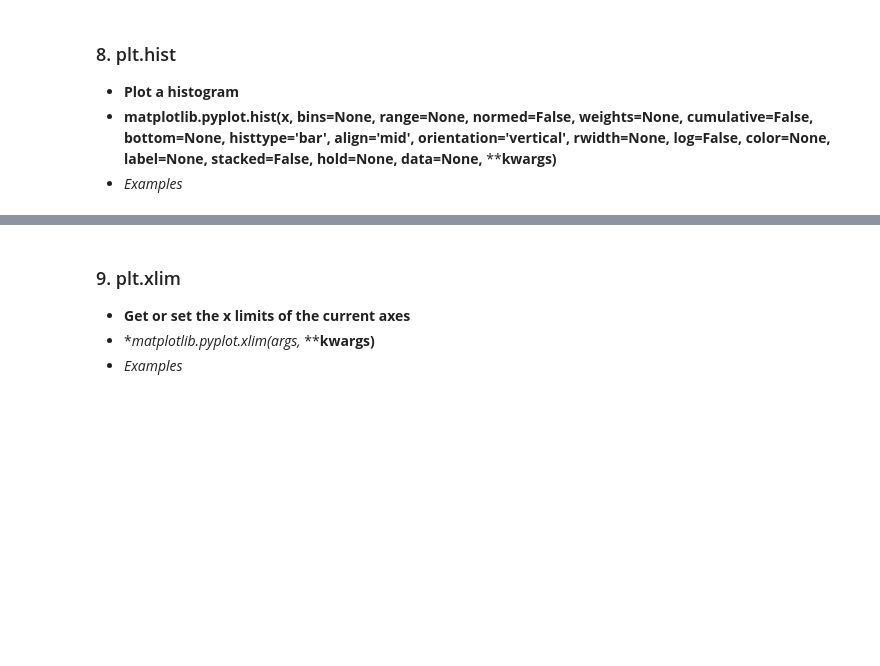
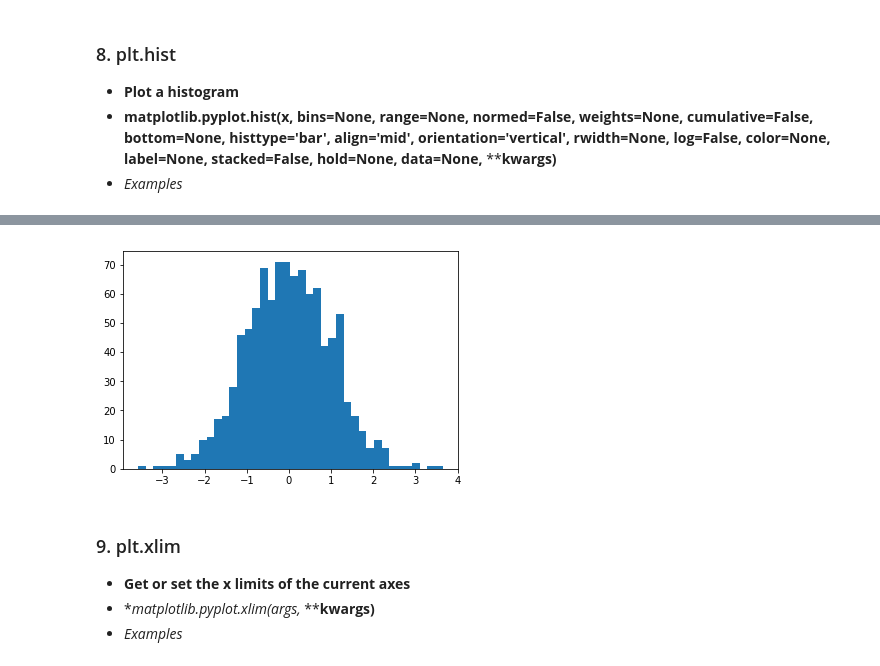
Before and after one commit to kymkh0902/studyroom, a Jupyter notebook: Lecture/Machine learning/Code/ex1/ex1.ipynb, the cells around one changed output, grey strips where cells are left out. Drawn from its saved outputs; the diff is of its cells as text; code cells hidden in the pictures; blank space fills up the shorter version.

```diff
--- a/Lecture/Machine learning/Code/ex1/ex1.ipynb
+++ b/Lecture/Machine learning/Code/ex1/ex1.ipynb
@@ -317,3 +353,12 @@ plt.show()
+# %%
+import matplotlib.pyplot as plt
+
+x = np.random.randn(1000)
+# %%
+plt.hist(x, bins=40)
+plt.show()
+# %% [output]
+[figure, added]
 # %% [markdown]
 ### 9. plt.xlim
 - **Get or set the x limits of the current axes**
```
Also changed, not shown: parts of 6 cells of this notebook, 1 other file.
